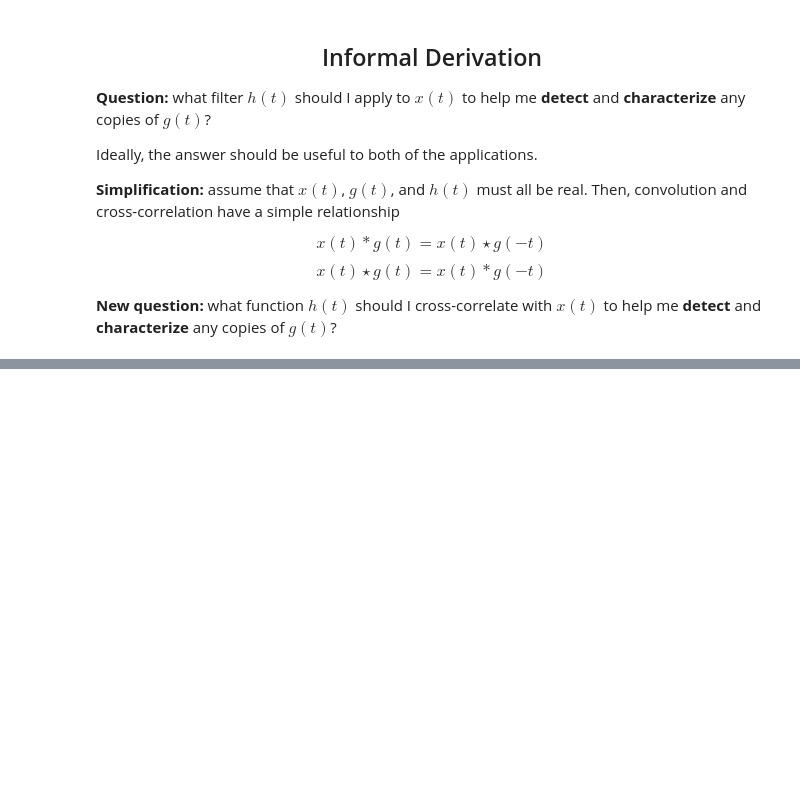
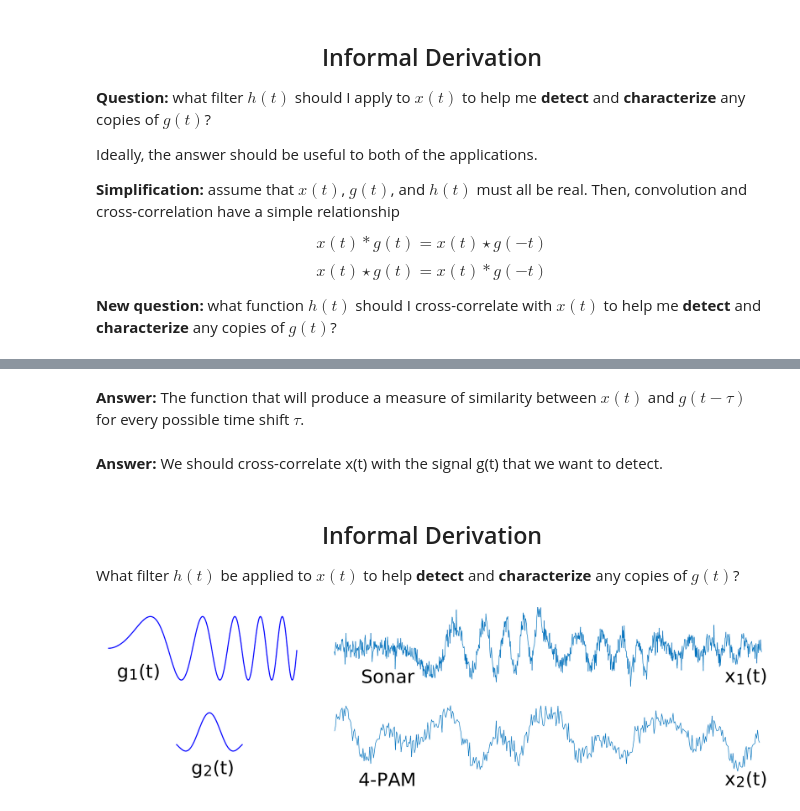
Before and after one commit to danjacobellis/EE445S-lab, a Jupyter notebook: lecture_notes/nov8.ipynb, the cells around one changed output, grey strips where cells are left out. Saved outputs shown, nothing was run; the diff lists cells and outputs as text; code cells hidden in the pictures; blank space fills up the shorter version.

Commit message:
examples of matched filter

```diff
--- a/lecture_notes/nov8.ipynb
+++ b/lecture_notes/nov8.ipynb
@@ -241,0 +302,40 @@ The new signal is no longer a function of the original time variable. Instead it
+# %% [markdown]
+**Answer:** The function that will produce a measure of similarity between $x(t)$ and $g(t-\tau)$ for every possible time shift $\tau$.
+# %% [markdown]
+**Answer:** We should cross-correlate x(t) with the signal g(t) that we want to detect.
+# %% [markdown]
+<center> <h2>
+Informal Derivation
+</h2> </center>
+
+What filter $h(t)$ be applied to $x(t)$ to help **detect** and **characterize** any copies of $g(t)$?
+# %%
+%plot -s 1800,500 -r 100
+layout(2,3);
+
+g = @(t) sin(t.^2) .* rect(t./T-0.5);
+
+nexttile();
+plot(g(0:0.01:T),'b','linewidth',2); axis off; ylim([-1.3,1.3]);
+text(10,-0.75,'\fontsize{28} g_1(t)','interpreter','tex');
+
+x = 0.8*g(t-1.2) - 0.5*g(t-0.9*T) + -1.3*g(t+3) + 0.3*w(t);
+nexttile([1,2]); plot(x,'linewidth',1); axis off; ylim([-2.2,2.2]);
+text(900,-1.5,'\fontsize{28} x_1(t)','interpreter','tex');
+text(50,-1.5,'\fontsize{28} Sonar','interpreter','tex');
+
+g = sinc(-2:(1/16):2);
+serialized_data = reshape((dec2bin(uint8('meatball'))'),[28,2]);
+upsampled_data = upsample(2*bin2dec(serialized_data)-3,16);
+x = conv(upsampled_data,g,'same');
+x = x + w(x)';
+
+nexttile();
+plot(g,'b','linewidth',2); axis off; ylim([-1.3,1.3]); xlim([-65,130])
+text(10,-0.75,'\fontsize{28} g_2(t)','interpreter','tex');
+
+nexttile([1,2]); plot(x,'linewidth',1); axis off; ylim([-8,6])
+text(405,-7,'\fontsize{28} x_2(t)','interpreter','tex');
+text(20,-7,'\fontsize{28} 4-PAM','interpreter','tex');
+# %% [output]
+[figure, added]
```
Also changed, not shown: parts of 16 cells of this notebook.
